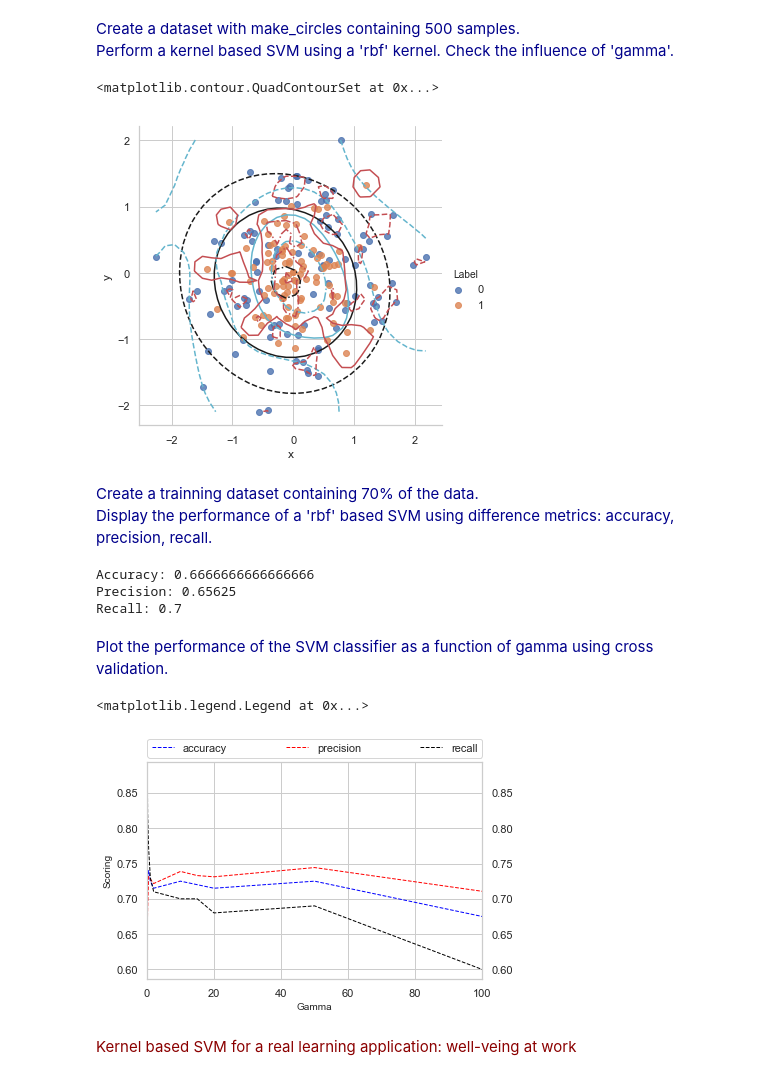
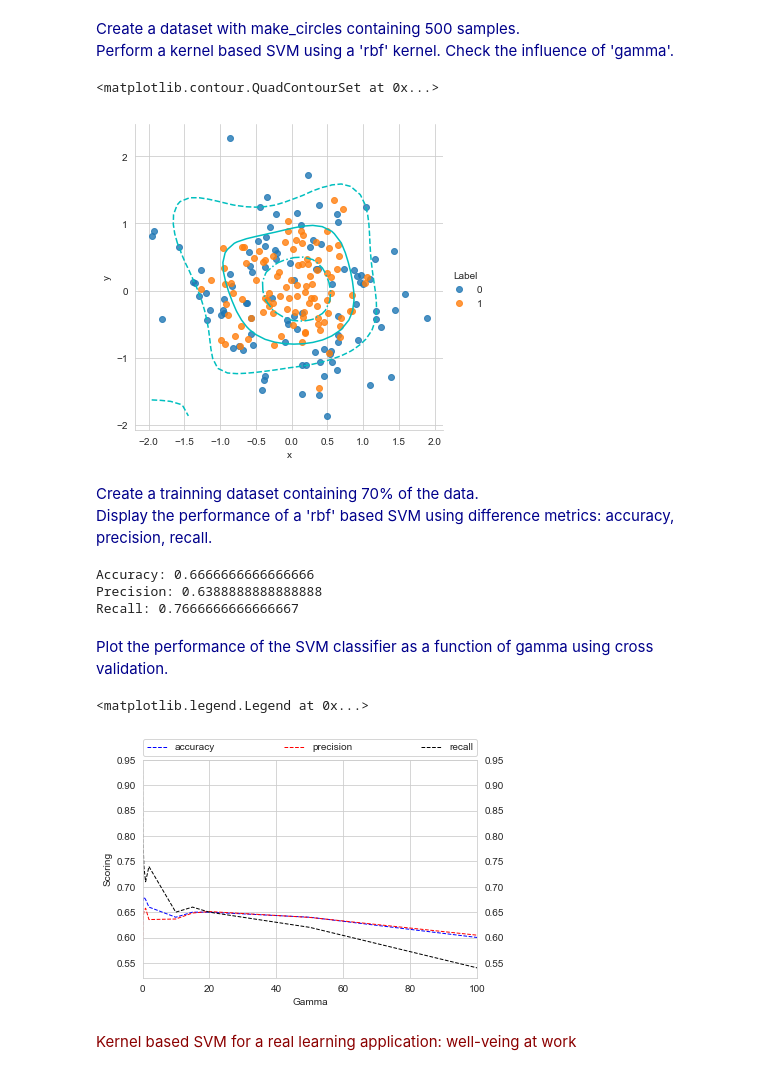
Before and after one commit to sylvainlc/19-map354_share, a Jupyter notebook: 2_Supervised_LDA_SVM/Lab/Python/svm.ipynb, the cells around one changed output. Saved outputs shown, nothing was run; the diff lists cells and outputs as text; code cells hidden in the pictures.

```diff
--- a/2_Supervised_LDA_SVM/Lab/Python/svm.ipynb
+++ b/2_Supervised_LDA_SVM/Lab/Python/svm.ipynb
@@ -172,46 +173,47 @@ Perform a kernel based SVM using a 'rbf' kernel. Check the influence of 'gamma'.
 # %%
 X, y = make_circles(200, factor=.1, noise=.5)
 
 clf_gauss = SVC(kernel='rbf', gamma = .1).fit(X, y)
 clf_gauss2 = SVC(kernel='rbf', gamma = 1).fit(X, y)
 clf_gauss3 = SVC(kernel='rbf', gamma = 20).fit(X, y)
 
 simulated_data = pd.DataFrame(columns = ["X1","X2","Label"])
 
 simulated_data["x"]     = X[:,0]
 simulated_data["y"]     = X[:,1]
 simulated_data["Label"] = y
 
 xlim  = [np.min(X[:,0]), np.max(X[:,0])]
 ylim  = [np.min(X[:,1]), np.max(X[:,1])]
 xplot = np.linspace(xlim[0], xlim[1], 30)
 yplot = np.linspace(ylim[0], ylim[1], 30)
 
 Yplot, Xplot = np.meshgrid(yplot, xplot)
 xy           = np.vstack([Xplot.ravel(), Yplot.ravel()]).T
 
 sns.set_style("whitegrid")
 sns.lmplot(x = "x", y = "y", data = simulated_data, fit_reg = False, hue = 'Label', legend = True)
 
 P_gauss = clf_gauss.decision_function(xy).reshape(Xplot.shape)
 P_gauss2 = clf_gauss2.decision_function(xy).reshape(Xplot.shape)
 P_gauss3 = clf_gauss3.decision_function(xy).reshape(Xplot.shape)
-plt.contour(Xplot, Yplot, P_gauss, colors = 'k', levels = [-1, 0, 1], alpha = 1, linestyles = ['--', '-', '-.'])
+#plt.contour(Xplot, Yplot, P_gauss, colors = 'k', levels = [-1, 0, 1], alpha = 1, linestyles = ['--', '-', '-.'])
 plt.contour(Xplot, Yplot, P_gauss2, colors = 'c', levels = [-1, 0, 1], alpha = 1, linestyles = ['--', '-', '-.'])
-plt.contour(Xplot, Yplot, P_gauss3, colors = 'r', levels = [-1, 0, 1], alpha = 1, linestyles = ['--', '-', '-.'])
+#plt.contour(Xplot, Yplot, P_gauss3, colors = 'r', levels = [-1, 0, 1], alpha = 1, linestyles = ['--', '-', '-.'])
 # %% [output]
 <matplotlib.contour.QuadContourSet at 0x...>
-[figure, old version]
+[figure, new version]
 # %% [markdown]
 <font color=darkblue>
 Create a trainning dataset containing 70% of the data.<br>
 Display the performance of a 'rbf' based SVM  using difference metrics: accuracy, precision, recall.
 </font>
 # %%
+from sklearn import metrics
 X_train, X_test, y_train, y_test = train_test_split(X, y, test_size = 0.3, random_state=0)
 
 #Create a svm Classifier
-clf = svm.SVC(kernel='rbf', gamma = 1)
+clf = SVC(kernel='rbf', gamma = 1)
 
 #Train the model using the training sets
 clf.fit(X_train, y_train)
@@ -229,8 +231,8 @@ print("Precision:", metrics.precision_score(y_test, y_pred))
 print("Recall:", metrics.recall_score(y_test, y_pred))
 # %% [output]
 Accuracy: 0.6666666666666666
-Precision: 0.65625
-Recall: 0.7
+Precision: 0.6388888888888888
+Recall: 0.7666666666666667
 # %% [markdown]
 <font color=darkblue>
 Plot the performance of the SVM classifier as a function of gamma using cross validation.
@@ -242,7 +244,7 @@ i      = 0
 for g in gammas:
     k = 0
     for score in ["accuracy", "precision", "recall"]:
-        clf = svm.SVC(kernel='rbf', gamma = g)
+        clf = SVC(kernel='rbf', gamma = g)
         scores[k,i] = np.mean(cross_val_score(clf, X, y, scoring = score, cv = 5))
         k = k + 1
     i = i + 1
@@ -257,7 +259,7 @@ plt.xlabel('Gamma',fontsize=10)
 plt.legend(bbox_to_anchor=(0.,1.02,1.,.102), mode="expand", ncol = 3, loc=3,borderaxespad=0.)
 # %% [output]
 <matplotlib.legend.Legend at 0x...>
-[figure, old version]
+[figure, new version]
 # %% [markdown]
 <font color=darkred>
 Kernel based SVM for a real learning application: well-veing at work
```
Also changed, not shown: parts of 15 cells of this notebook.
